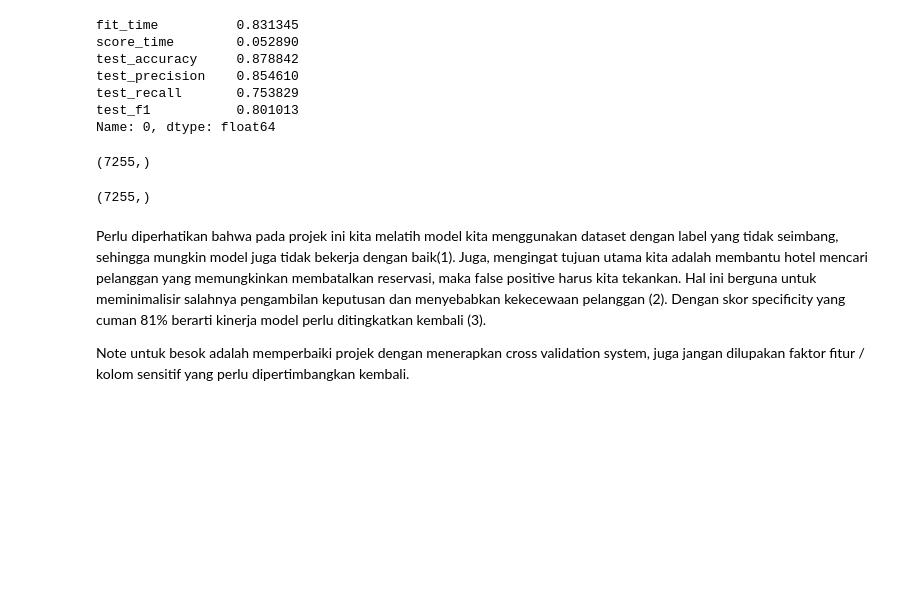
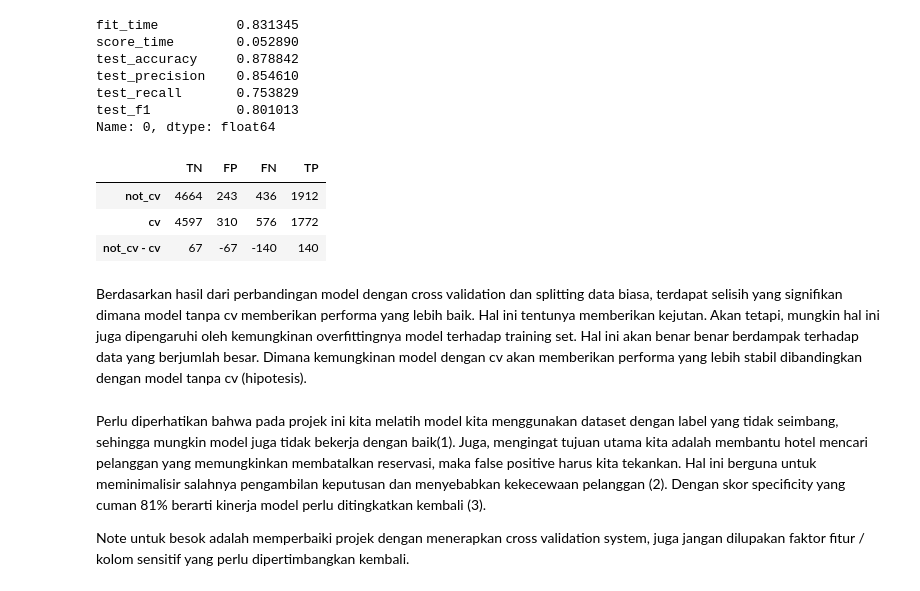
Before and after one commit to rarmnsyah/DATASCIENCE, a Jupyter notebook: Hoter Reservation (Yes) Predict/main.ipynb, the cells around one changed output. Saved outputs shown, nothing was run; the diff lists cells and outputs as text; code cells hidden in the pictures; blank space fills up the shorter version.

```diff
--- a/Hoter Reservation (Yes) Predict/main.ipynb
+++ b/Hoter Reservation (Yes) Predict/main.ipynb
@@ -220,5 +256,8 @@ model_metrics
 # %%
 fix_model = clf_rfc
 
-# y_test_pred = cross_val_predict(fix_model, X_test, y_test)
+y_test_pred_cv = cross_val_predict(fix_model, X_test, y_test)
+tn2, fp2, fn2, tp2 = confusion_matrix(y_test, y_test_pred_cv).ravel()
+
 acc_test = cross_validate(fix_model, X_test, y_test, scoring = ['accuracy', 'precision', 'recall', 'f1'])
+print(f'TN : {tn2}\nFP : {fp2}\nFN : {fn2}\nTP : {tp2}')
@@ -261,14 +292,25 @@ test_precision    0.854610
 test_recall       0.753829
 test_f1           0.801013
 Name: 0, dtype: float64
-# %%
-y_test.shape
-# %% [output]
-(7255,)
-# %%
-y_test_pred.shape
-# %% [output]
-(7255,)
+# %%
+conf_matrix_compared = {
+    'TN' : [tn, tn2, tn-tn2],
+    'FP' : [fp, fp2, fp-fp2],
+    'FN' : [fn, fn2, fn-fn2],
+    'TP' : [tp, tp2, tp-tp2]
+}
+
+idx = ['not_cv','cv', 'not_cv - cv']
+
+conf_matrix_compared = pd.DataFrame(conf_matrix_compared, index = idx)
+conf_matrix_compared
+# %% [output]
+|  | TN | FP | FN | TP |
+| not_cv | 4664 | 243 | 436 | 1912 |
+| cv | 4597 | 310 | 576 | 1772 |
+| not_cv - cv | 67 | -67 | -140 | 140 |
+# %% [markdown]
+Berdasarkan hasil dari perbandingan model dengan cross validation dan splitting data biasa, terdapat selisih yang signifikan dimana model tanpa cv memberikan performa yang lebih baik. Hal ini tentunya memberikan kejutan. Akan tetapi, mungkin hal ini juga dipengaruhi oleh kemungkinan overfittingnya model terhadap training set. Hal ini akan benar benar berdampak terhadap data yang berjumlah besar. Dimana kemungkinan model dengan cv akan memberikan performa yang lebih stabil dibandingkan dengan model tanpa cv (hipotesis).
 # %% [markdown]
 Perlu diperhatikan bahwa pada projek ini kita melatih model kita menggunakan dataset dengan label yang tidak seimbang, sehingga mungkin model juga tidak bekerja dengan baik(1). Juga, mengingat tujuan utama kita adalah membantu hotel mencari pelanggan yang memungkinkan membatalkan reservasi, maka false positive harus kita tekankan. Hal ini berguna untuk meminimalisir salahnya pengambilan keputusan dan menyebabkan kekecewaan pelanggan (2). Dengan skor specificity yang cuman 81% berarti kinerja model perlu ditingkatkan kembali (3).
 
```
Also changed, not shown: parts of 11 cells of this notebook.
